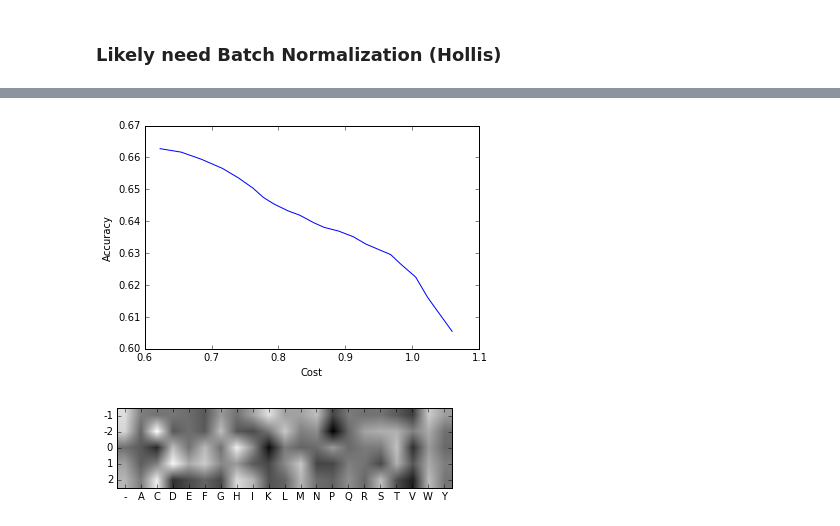
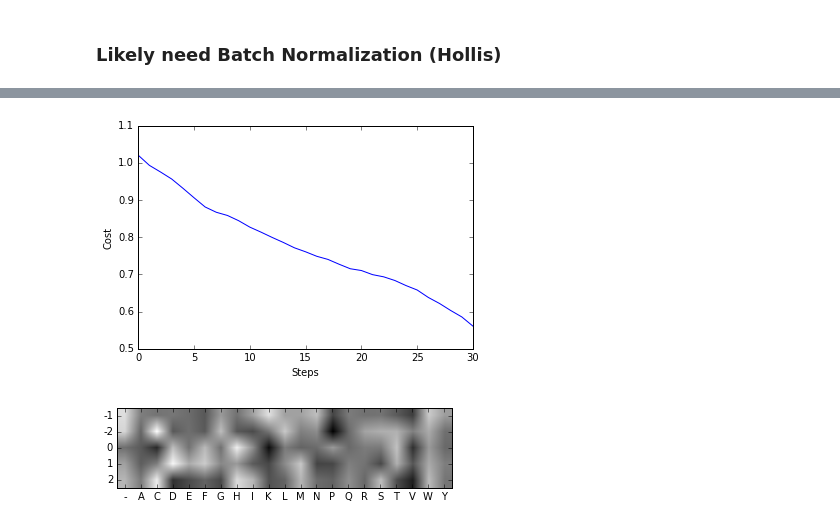
Before and after one commit to lucasramadan/Protein_Prediction, a Jupyter notebook: Covn Net Example.ipynb, the cells around one changed output, grey strips where cells are left out. Cells and saved outputs as stored; diff of their text form; code cells hidden in the pictures.

Commit message:
trying to solve full model problems

```diff
--- a/Covn Net Example.ipynb
+++ b/Covn Net Example.ipynb
@@ -67,20 +60,0 @@ print yTest.shape
-# %%
-# example
-
-import theano
-from theano import tensor as T
-import numpy as np
-from theano.tensor.signal.downsample import max_pool_2d
-from theano.tensor.nnet.conv import conv2d
-
-X = theano.shared(np.array(range(10*1*5*21), dtype=theano.config.floatX).reshape((10, 1, 5, 21)))
-
-w = theano.shared(np.array(range(256*5*21), dtype=theano.config.floatX)).reshape((256, 1, 5, 21))
-
-convOut = conv2d(X, w, border_mode='valid')  #border_mode={'valid', 'full'}
-
-convOut = convOut.reshape((-1, 256))
-
-convOutTest = convOut.eval()
-print convOutTest
-print convOutTest.shape
@@ -188,11 +147,12 @@ train = theano.function(inputs=[X, Y], outputs=cost, updates=updates, allow_inpu
 predict = theano.function(inputs=[X], outputs=y_x, allow_input_downcast=True)
 # %%
 # number of training iterations to perform
-n_train = 21
+n_train = 31
 
 # store our results
 costs = []
-scores = []
+test_scores = []
+train_scores = []
 
 # performing our training
 for i in xrange(n_train):
@@ -204,12 +164,14 @@ for i in xrange(n_train):
 
     costs.append(cost)
 
-    score = np.mean(np.argmax(yTest, axis=1) == predict(xTest))
+    train_score = np.mean(np.argmax(yTrain, axis=1) == predict(xTrain))
+    test_score = np.mean(np.argmax(yTest, axis=1) == predict(xTest))
 
-    scores.append(score)
+    test_scores.append(test_score)
+    train_scores.append(train_score)
 
-    print i, round(score, 3)
-    print wi.eval()[0][0][0][:5] # take a quick look at conv filter
+    print i, 'train:', round(train_score, 3), 'test:', round(test_score, 3)
+#     print wi.eval()[0][0][0][:5] # take a quick look at conv filter
 
 # got up to about 67% !
 # %% [output]
@@ -233,10 +203,10 @@ for i in xrange(n_train):
 # %%
 # plot our results
-plt.plot(costs, scores)
-plt.xlabel('Cost')
-plt.ylabel('Accuracy');
+plt.plot(xrange(n_train), costs)
+plt.xlabel('Steps')
+plt.ylabel('Cost');
 # %% [output]
-[figure, old version]
+[figure, new version]
 # %%
 # eventually have NaN problems!
 
```
Also changed, not shown: parts of 4 cells of this notebook, 3 other files.
